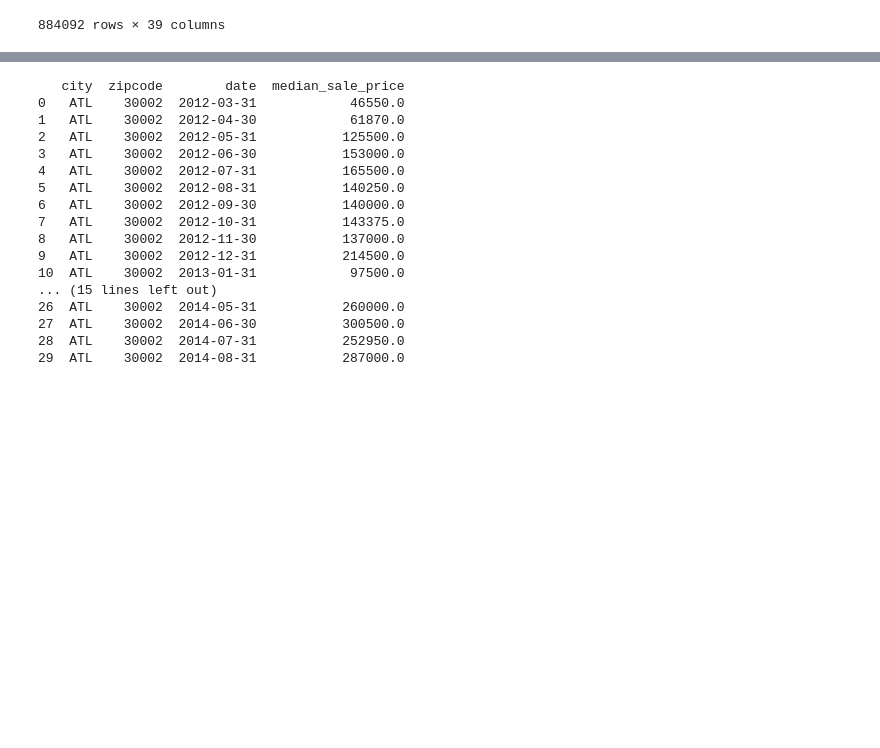
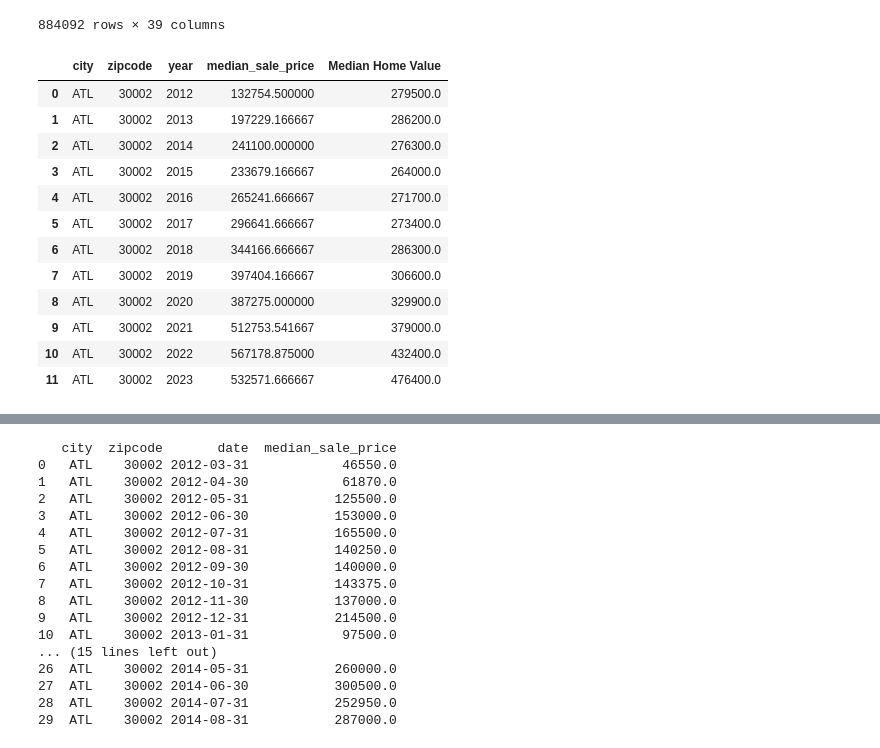
Before and after one commit to JensKlug/zillows_real_estate, a Jupyter notebook: notebooks/PLOTjessica.ipynb, the cells around one changed output, grey strips where cells are left out. Drawn from its saved outputs; the diff is of its cells as text; code cells hidden in the pictures; blank space fills up the shorter version.

```diff
--- a/notebooks/PLOTjessica.ipynb
+++ b/notebooks/PLOTjessica.ipynb
@@ -64,3 +64,26 @@ df
 | 884090 | 2023-11-30 | 470000.0 | 425000.0 | 312.328767 | 315.315315 | 175.0 | ... |
 | 884091 | 2023-12-31 | 440000.0 | 399949.5 | 300.469484 | 317.925225 | 161.0 | ... |
 884092 rows × 39 columns
+# %%
+df['date'] = pd.to_datetime(df['date'])  # if not already
+df['year'] = df['date'].dt.year
+
+dfprice_yearly = df.groupby(['city', 'zipcode', 'year'])[
+    ['median_sale_price','Median Home Value']].mean().reset_index()
+
+zipcode_price_evolution=dfprice_yearly[dfprice_yearly['zipcode'] == 30002]
+zipcode_price_evolution
+# %% [output]
+|  | city | zipcode | year | median_sale_price | Median Home Value |
+| 0 | ATL | 30002 | 2012 | 132754.500000 | 279500.0 |
+| 1 | ATL | 30002 | 2013 | 197229.166667 | 286200.0 |
+| 2 | ATL | 30002 | 2014 | 241100.000000 | 276300.0 |
+| 3 | ATL | 30002 | 2015 | 233679.166667 | 264000.0 |
+| 4 | ATL | 30002 | 2016 | 265241.666667 | 271700.0 |
+| 5 | ATL | 30002 | 2017 | 296641.666667 | 273400.0 |
+| 6 | ATL | 30002 | 2018 | 344166.666667 | 286300.0 |
+| 7 | ATL | 30002 | 2019 | 397404.166667 | 306600.0 |
+| 8 | ATL | 30002 | 2020 | 387275.000000 | 329900.0 |
+| 9 | ATL | 30002 | 2021 | 512753.541667 | 379000.0 |
+| 10 | ATL | 30002 | 2022 | 567178.875000 | 432400.0 |
+| 11 | ATL | 30002 | 2023 | 532571.666667 | 476400.0 |
```
Also changed, not shown: parts of 3 cells of this notebook, 1 other file.
